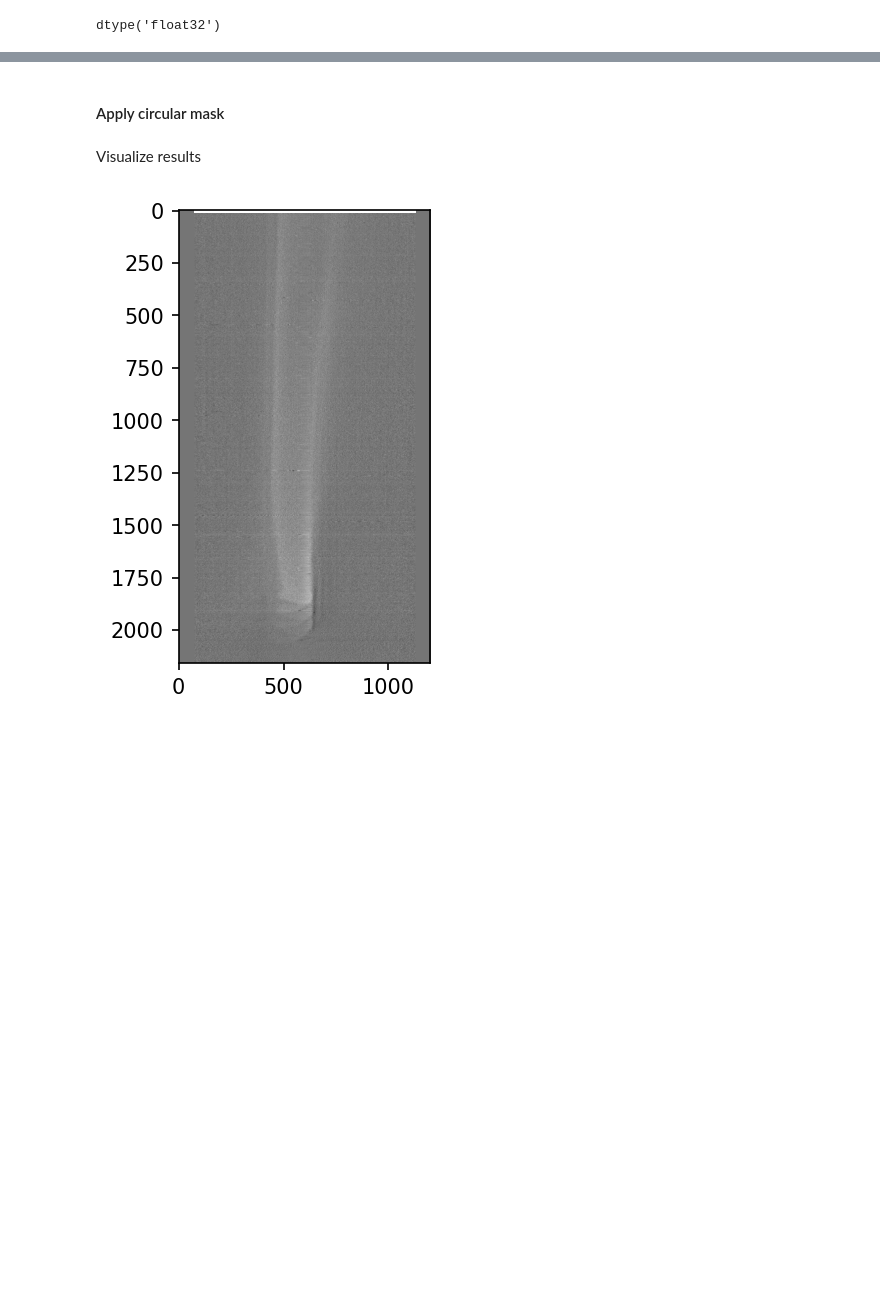
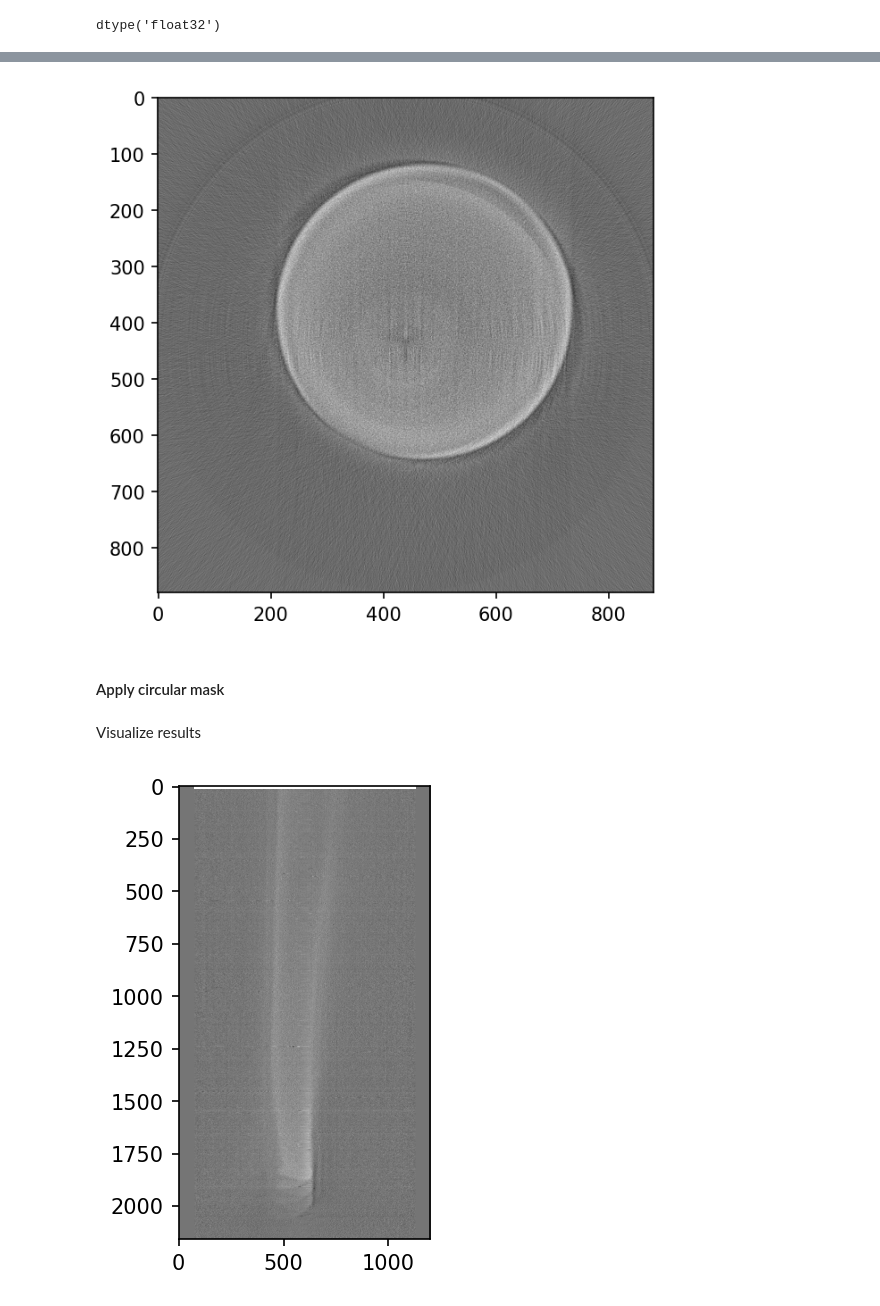
Before and after one commit to SESAME-Synchrotron/BEATS_recon, a Jupyter notebook: examples/BEATS_KBLT_tomopy_recon_test_02.ipynb, the cells around one changed output, grey strips where cells are left out. Saved outputs shown, nothing was run; the diff lists cells and outputs as text; code cells hidden in the pictures; blank space fills up the shorter version.

```diff
--- a/examples/BEATS_KBLT_tomopy_recon_test_02.ipynb
+++ b/examples/BEATS_KBLT_tomopy_recon_test_02.ipynb
@@ -198,3 +227,18 @@ dtype('float32')
+# %%
+recon_gpu_ring = tomopy.misc.corr.remove_ring(recon_gpu,
+                                              center_x=None,
+                                              center_y=None,
+                                              thresh=300.0,
+                                              thresh_max=300.0,
+                                              thresh_min=-100.0,
+                                              theta_min=30,
+                                              rwidth=30,
+                                              int_mode='WRAP')
+# %%
+plt.imshow(recon_gpu_ring[300, :, :], cmap='gray')
+plt.show()
+# %% [output]
+[figure, added]
 # %% [markdown]
 #### Apply circular mask
 # %%
```
Also changed, not shown: parts of 22 cells of this notebook.
